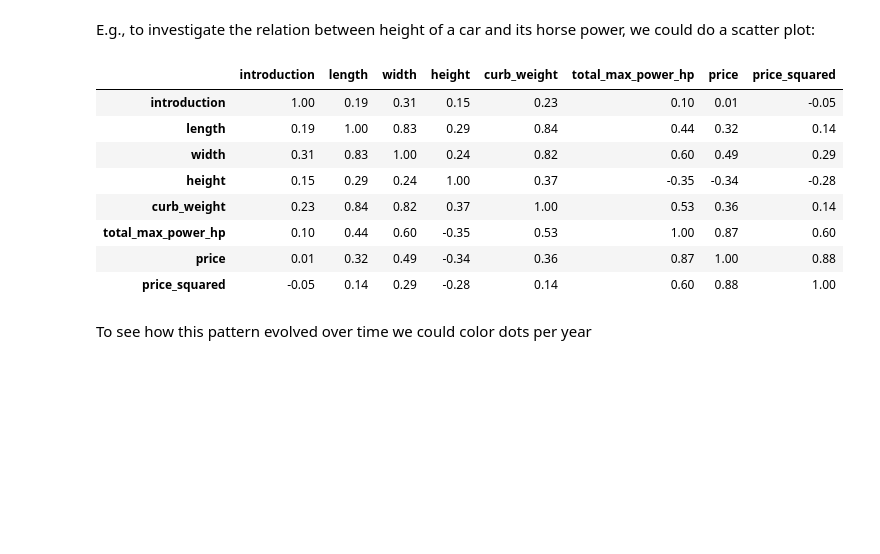
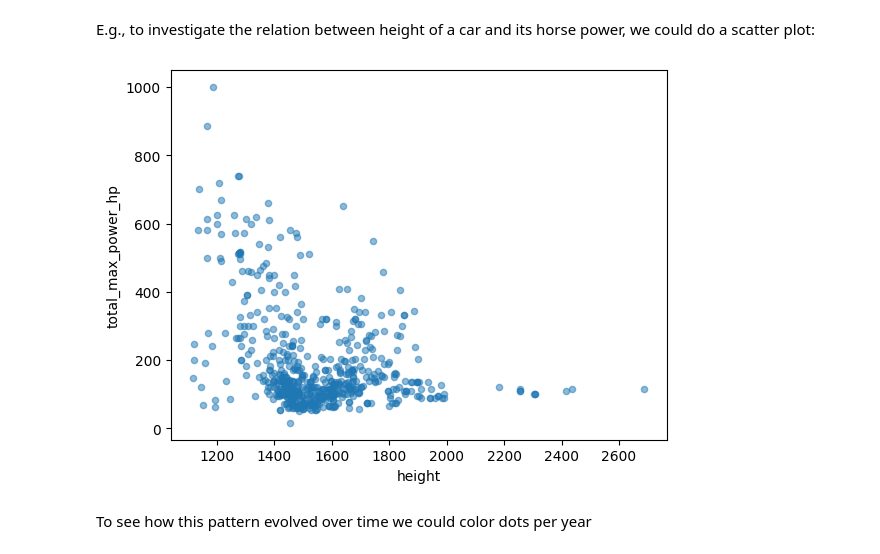
Before and after one commit to ciri/iese-dsfb, a Jupyter notebook: notebooks/200-Pandas.ipynb, the cells around one changed output. Saved outputs shown, nothing was run; the diff lists cells and outputs as text; code cells hidden in the pictures; blank space fills up the shorter version.

```diff
--- a/notebooks/200-Pandas.ipynb
+++ b/notebooks/200-Pandas.ipynb
@@ -395,18 +408,9 @@ Behind the scenes pandas calls on other python libraries, including `numpy` but
 # %% [markdown]
 E.g., to investigate the relation between height of a car and its horse power, we could do a scatter plot:
 # %%
-#df.plot.scatter(x='height',y='total_max_power_hp',alpha=0.5);
-df.corr()
+df.plot.scatter(x='height',y='total_max_power_hp',alpha=0.5);
 # %% [output]
-|  | introduction | length | width | height | curb_weight | total_max_power_hp | price | price_squared |
-| introduction | 1.00 | 0.19 | 0.31 | 0.15 | 0.23 | 0.10 | 0.01 | -0.05 |
-| length | 0.19 | 1.00 | 0.83 | 0.29 | 0.84 | 0.44 | 0.32 | 0.14 |
-| width | 0.31 | 0.83 | 1.00 | 0.24 | 0.82 | 0.60 | 0.49 | 0.29 |
-| height | 0.15 | 0.29 | 0.24 | 1.00 | 0.37 | -0.35 | -0.34 | -0.28 |
-| curb_weight | 0.23 | 0.84 | 0.82 | 0.37 | 1.00 | 0.53 | 0.36 | 0.14 |
-| total_max_power_hp | 0.10 | 0.44 | 0.60 | -0.35 | 0.53 | 1.00 | 0.87 | 0.60 |
-| price | 0.01 | 0.32 | 0.49 | -0.34 | 0.36 | 0.87 | 1.00 | 0.88 |
-| price_squared | -0.05 | 0.14 | 0.29 | -0.28 | 0.14 | 0.60 | 0.88 | 1.00 |
+[figure, added]
 # %% [markdown]
 To see how this pattern evolved over time we could color dots per year
 # %%
```
Also changed, not shown: parts of 8 cells of this notebook, 1 other file.
